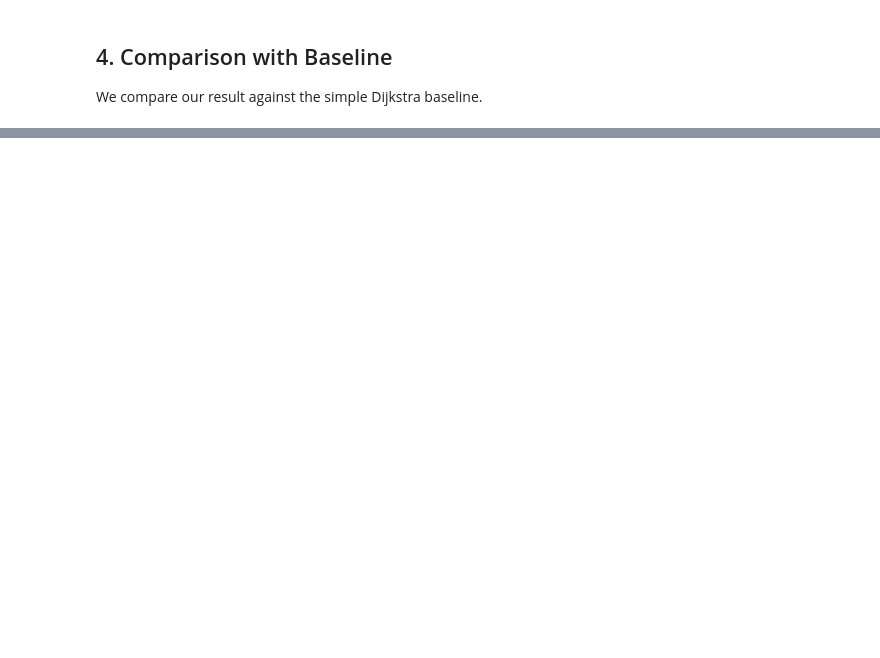
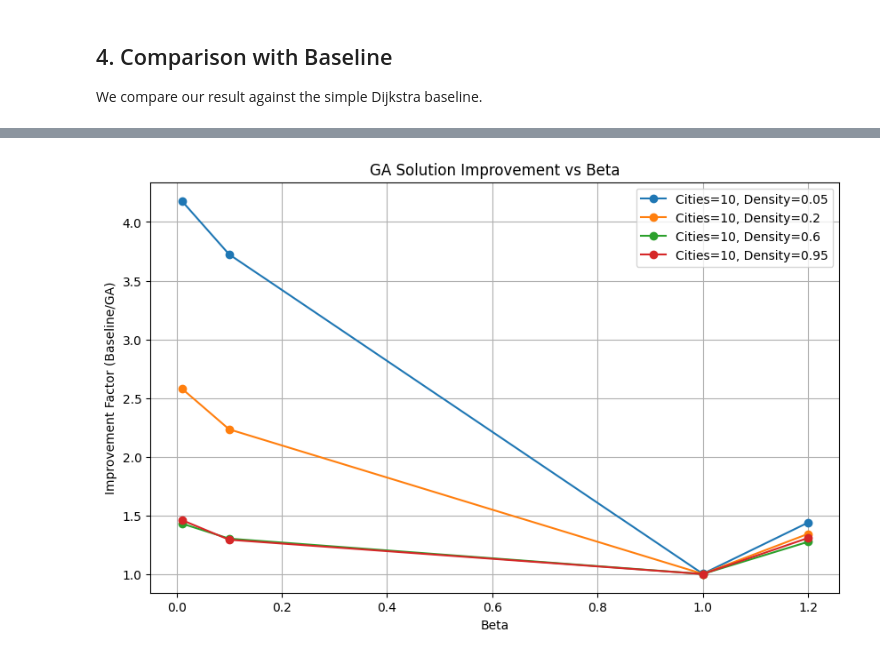
Before and after one commit to AgricolaC/project-work, a Jupyter notebook: study.ipynb, the cells around one changed output, grey strips where cells are left out. Cells and saved outputs as stored; diff of their text form; code cells hidden in the pictures; blank space fills up the shorter version.

```diff
--- a/study.ipynb
+++ b/study.ipynb
@@ -155,0 +166,12 @@ Improvement Factor: 1.22372x better
+# %%
+# Experiment Parameters
+DENSITIES = [0.05,0.20,0.60,0.95]
+BETAS = [0.01,0.1,1,1.2]
+NUM_CITIES_LIST = [10]
+
+# Prepare CSV file
+csv_columns = ["graph_density", "beta", "num_cities", "split_count", "improvement_factor", "tour_sequence", "distances_between_cities", "gold_carried_at_each_step", "status", "error"]
+csv_file = "mechanics_analysis.csv"
+
+# Collect plot data as we go
+plot_data = {}
@@ -155,0 +239,81 @@ Improvement Factor: 1.22372x better
+# %%
+print(f"Starting Analysis Experiments... Saving to {csv_file}")
+
+with open(csv_file, 'w', newline='') as csvfile:
+    writer = csv.DictWriter(csvfile, fieldnames=csv_columns)
+    writer.writeheader()
+
+    for num_cities in NUM_CITIES_LIST:
+        for density in DENSITIES:
+            for beta in BETAS:
+                # Basic row info
+                row = {
+                    "graph_density": density,
+                    "beta": beta,
+                    "num_cities": num_cities,
+                    "split_count": 0,
+                    "improvement_factor": 0.0,
+                    "tour_sequence": "",
+                    "distances_between_cities": "",
+                    "gold_carried_at_each_step": "",
+                    "status": "pending",
+                    "error": ""
+                }
+
+                try:
+                    p = Problem(num_cities, alpha=1.0, beta=beta, density=density, seed=42)
+                    baseline_c = p.baseline()
+
+                    # Run GA Solution
+                    sol_seq = solution(p)
+
+                    # Metrics
+                    splits, dists, golds, imp = calculate_metrics(p, sol_seq, baseline_c)
+
+                    row.update({
+                        "split_count": splits,
+                        "improvement_factor": round(imp, 4),
+                        # Store complex lists as JSON-like strings
+                        "tour_sequence": str([int(x[0]) for x in sol_seq]),
+                        "distances_between_cities": str([round(x, 4) for x in dists]),
+                        "gold_carried_at_each_step": str([round(x, 4) for x in golds]),
+                        "status": "success",
+                        "error": ""
+                    })
+
+                    # Store for plotting
+                    group_key = (density, num_cities)
+                    if group_key not in plot_data:
+                        plot_data[group_key] = {'x': [], 'y': []}
+                    plot_data[group_key]['x'].append(beta)
+                    plot_data[group_key]['y'].append(imp)
+
+                    # Print small progress indicator
+                    print(f"Completed N={num_cities}, D={density}, B={beta} -> Imp={round(imp, 4)}x", flush=True)
+
+                except Exception as ex:
+                    row.update({
+                        "status": "failure",
+                        "error": str(ex)
+                    })
+                    print(f"Failed N={num_cities}, D={density}, B={beta}: {ex}", flush=True)
+
+                writer.writerow(row)
+
+# Plotting
+plt.figure(figsize=(10, 6))
+for (density, num_c), data in plot_data.items():
+    # Sort by beta just in case
+    sorted_pairs = sorted(zip(data['x'], data['y']))
+    xs = [x[0] for x in sorted_pairs]
+    ys = [x[1] for x in sorted_pairs]
+    plt.plot(xs, ys, marker='o', label=f"Cities={num_c}, Density={density}")
+
+plt.xlabel('Beta')
+plt.ylabel('Improvement Factor (Baseline/GA)')
+plt.title('GA Solution Improvement vs Beta')
+plt.legend()
+plt.grid(True)
+plt.savefig('improvement_vs_beta.png')
+print("Analysis complete. Plot saved to improvement_vs_beta.png")
+# %% [output]
@@ -155,0 +337 @@ Improvement Factor: 1.22372x better
+[figure, added]
```
Also changed, not shown: parts of 16 cells of this notebook, 6 other files.
